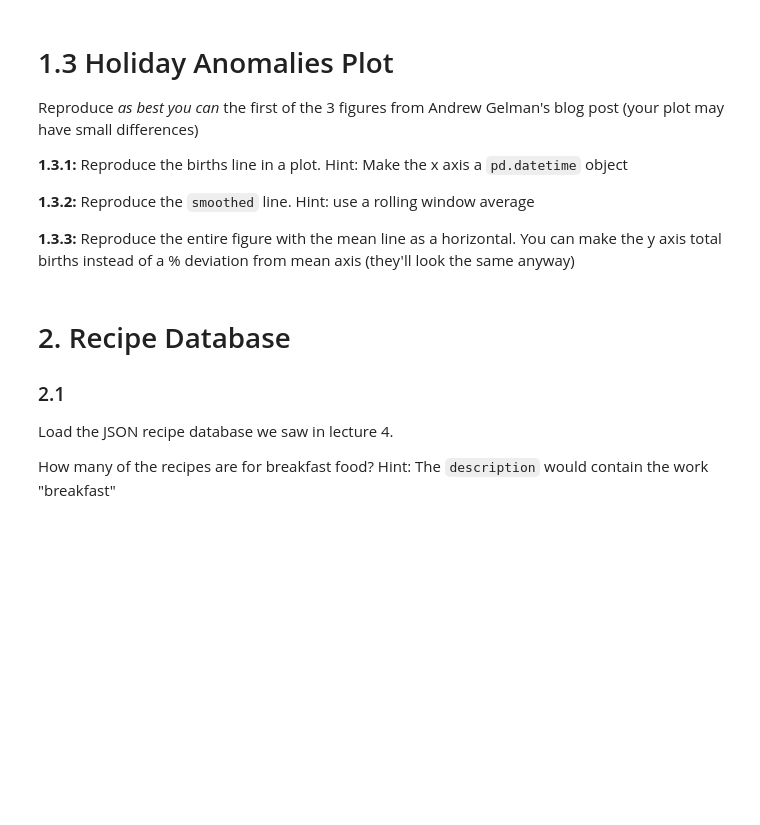
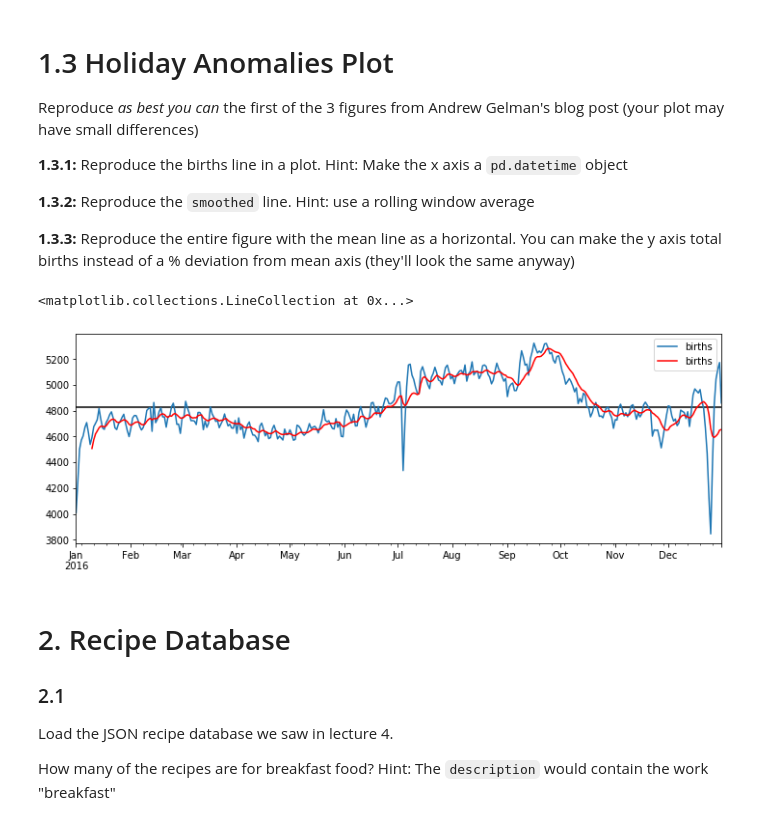
Before and after one commit to cb-ds-1/m2-3-exploration, a Jupyter notebook: workshop.ipynb, the cells around one changed output. Drawn from its saved outputs; the diff is of its cells as text; code cells hidden in the pictures; blank space fills up the shorter version.

```diff
--- a/workshop.ipynb
+++ b/workshop.ipynb
@@ -28,6 +89,37 @@ Reproduce *as best you can* the first of the 3 figures from Andrew Gelman's blog
 **1.3.2:** Reproduce the `smoothed` line. Hint: use a rolling window average
 
 **1.3.3:** Reproduce the entire figure with the mean line as a horizontal. You can make the y axis total births instead of a % deviation from mean axis (they'll look the same anyway)
+# %%
+import datetime as dt
+import warnings
+
+warnings.filterwarnings('ignore')
+df = df[~df.day.isin([0])]
+df['date'] = pd.to_datetime(10000 * df.year +
+                            100 * df.month +
+                            df.day, format='%Y%m%d', errors='coerce')
+quartiles = np.percentile(df['births'], [25, 50, 75])
+mu = quartiles[1]
+sig = 0.74 * (quartiles[2] - quartiles[0])
+df = df.query('(births > @mu - 5 * @sig) & (births < @mu + 5 * @sig)')
+df['day'] = df['day'].astype(int)
+
+
+df.index = pd.to_datetime(10000 * df.year +
+                          100 * df.month +
+                          df.day, format='%Y%m%d')
+df = df.pivot_table('births', [df.index.month, df.index.day])
+
+df.index = [pd.datetime(2016, month, day)
+                        for (month, day) in df.index]
+
+fig, ax = plt.subplots(figsize=(12, 4))
+df.plot(ax=ax)
+df.rolling(window=10).mean().plot(color='r', ax=ax)
+ax.hlines(df.births.mean(),df.index[0],df.index[-1],color = 'black')
+# %% [output]
+<matplotlib.collections.LineCollection at 0x...>
+[figure, added]
 # %% [markdown]
 # 2. Recipe Database
 
```
Also changed, not shown: parts of 13 cells of this notebook.
